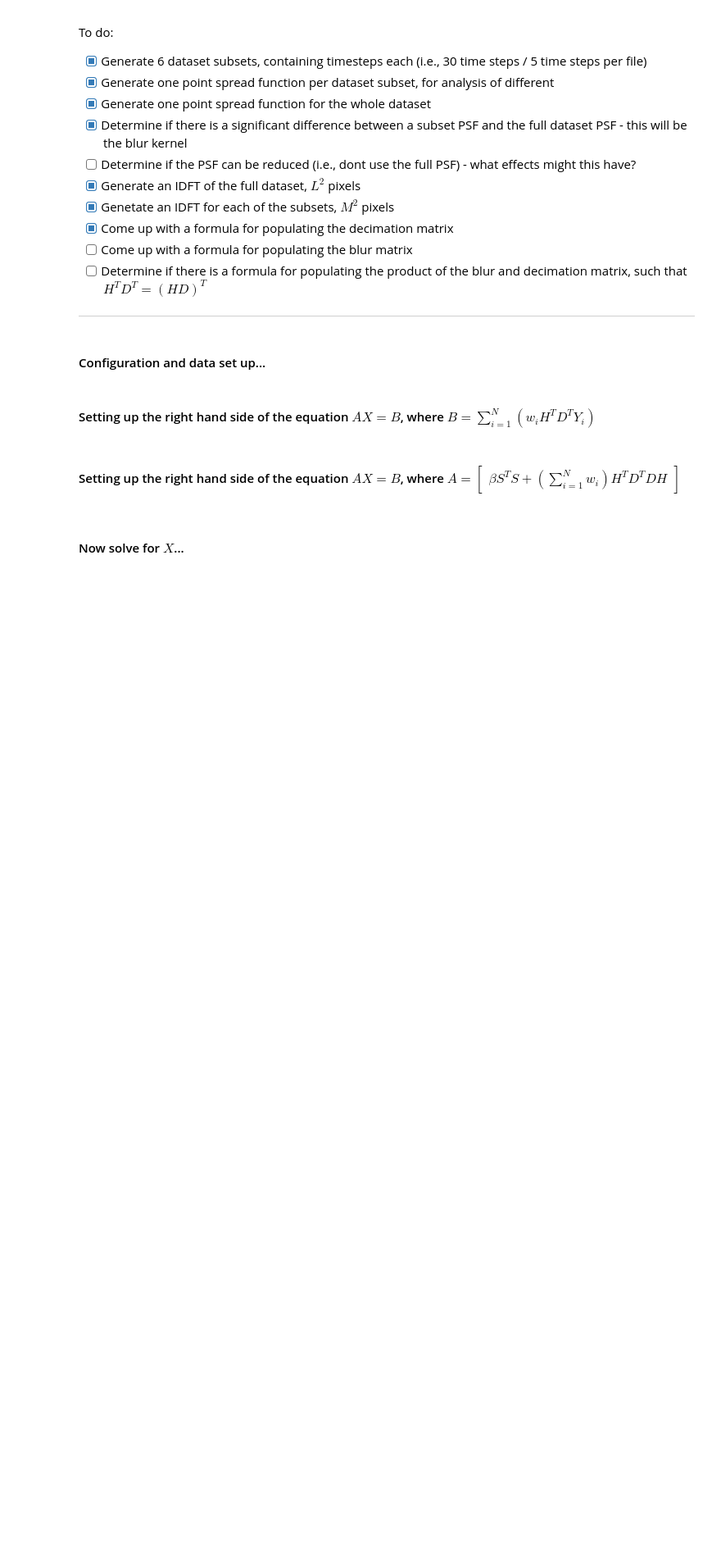
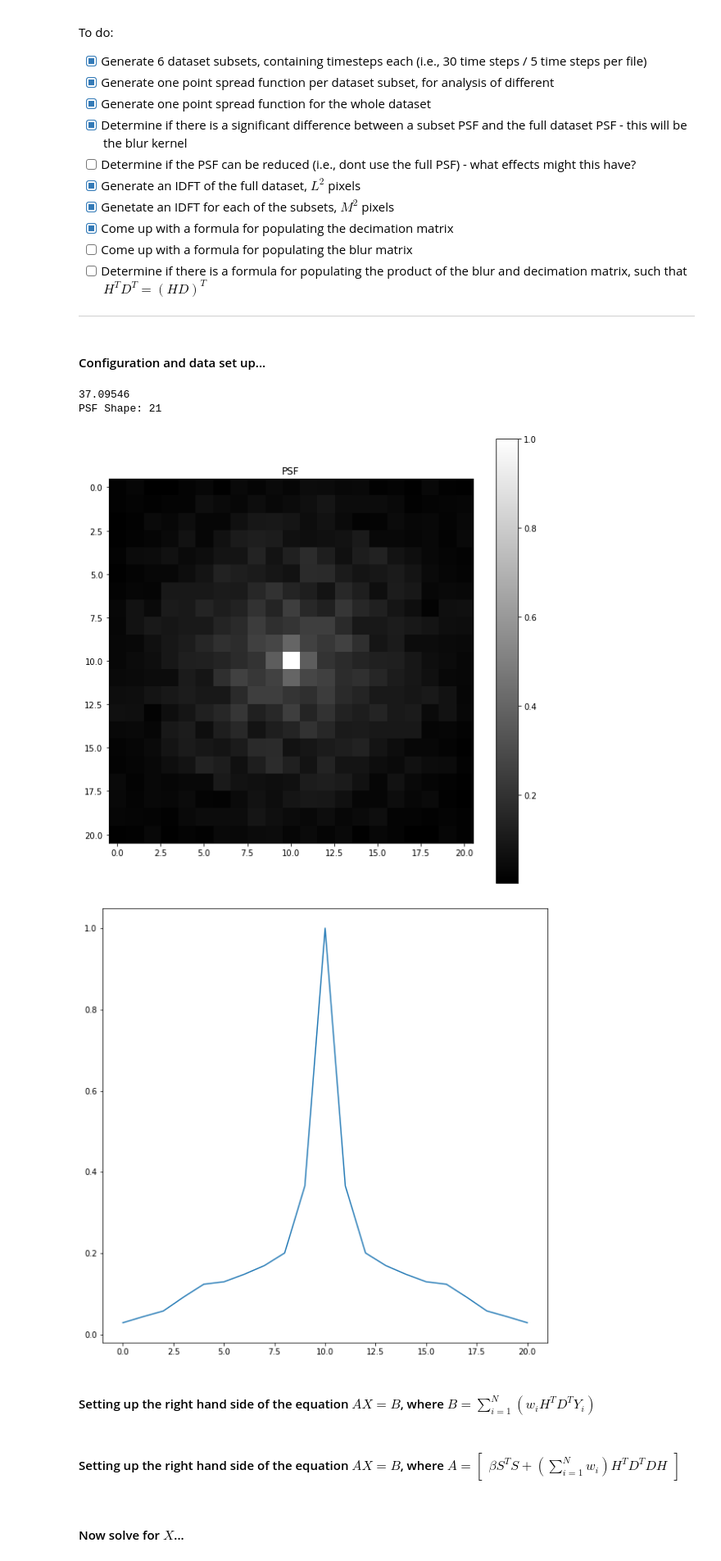
Before and after one commit to adamrcampbell/supy-res-imaging, a Jupyter notebook: notebooks/System of Linear Equations.ipynb, the cells around one changed output. Shown at 82% size. Cells and saved outputs as stored; diff of their text form; code cells hidden in the pictures; blank space fills up the shorter version.

```diff
--- a/notebooks/System of Linear Equations.ipynb
+++ b/notebooks/System of Linear Equations.ipynb
@@ -144,8 +146,8 @@ timesteps_per_y = 5
 l = 100
 m = 50
 n = timesteps // timesteps_per_y
-β = 10.0 # sharpening factor
 w = np.ones(n) # y image weightings, eventually driven by visibility weights
+β = 300000.0 # influence edges X (low beta = blocky, large beta = smooth)
 
 # all time steps direct image
 filename = "../data/direct_image_ts_0_29.bin"
@@ -160,46 +162,49 @@ x_psf = np.fromfile(filename, dtype=np.float32)
 # x_psf = x_psf.reshape(l, l)[1:, 1:] # trim row 0 and all column 0 (to ensure odd dimensions with the peak in the center)
 x_psf /= np.max(x_psf)
 
-trim_half_len = 2
+trim_half_len = 11
 psf_min = l//2 - (trim_half_len - 1)
 psf_max = l//2 + trim_half_len
 x_psf = x_psf.reshape(l, l)[psf_min:psf_max, psf_min:psf_max]
+print(np.sum(x_psf))
 
-# x_psf = np.zeros((l, l))
-# x_psf[50, 50] = 1.0
-# show_image(x_psf, "Trimmed PSF")
-# plt.plot(x_psf[x_psf.shape[0]//2])
-
-# trim PSF to small bounds, normalised
+print(f"PSF Shape: {x_psf.shape[0]}")
+show_image(x_psf, "PSF")
+plt.plot(x_psf[x_psf.shape[0]//2])
 
 # Storing all low-res images as layered stack
 y = np.zeros((n, m, m))
 
 # batched time steps direct images
 for i in np.arange(n):
     filename = f"../data/direct_image_ts_{i * timesteps_per_y}_{i * timesteps_per_y + timesteps_per_y - 1}.bin"
     y[i] = np.fromfile(filename, dtype=np.float32).reshape(m, m)
     y[i] = normalise(y[i])
-    # show_image(y[i], f"$Y_{i}$")
+    # show_image(y[i], f"$Y_{i}$", flip_x_axis=True)
 
 # batched time steps point spread functions
 # for i in np.arange(N):
 #     start = i * timesteps_per_y
 #     end = start + timesteps_per_y - 1
 #     filename = "../data/direct_psf_ts_%d_%d.bin" % (start, end)
 #     Y_i_psf = np.fromfile(filename, dtype=np.float32)
 #     Y_i_psf = Y_i_psf.reshape(L, L)
 #     # show_image(Y_i_psf, "$Y_{%d}$ PSF" % i)
 
 # Decimation matrix
 d = decimation_matrix(l, m) # takes the sum of 4 l neighbours to form 1 m pixel
 
 # Blur matrix (psf)
 h = convolution_matrix(l, x_psf)
 
 # Sharpening matrix (laplacian)
 laplacian = np.array([[0, -1,  0], [-1,  4, -1], [0, -1,  0]], dtype=np.float32)
 s = convolution_matrix(l, laplacian)
+# %% [output]
+37.09546
+PSF Shape: 21
+[figure, added]
+[figure, added]
 # %% [markdown]
 #### Setting up the right hand side of the equation $AX = B$, where $B = \sum\limits_{i=1}^N (w_iH^TD^TY_i)$
 # %%
```
Also changed, not shown: parts of 2 cells of this notebook, 1 other file.
